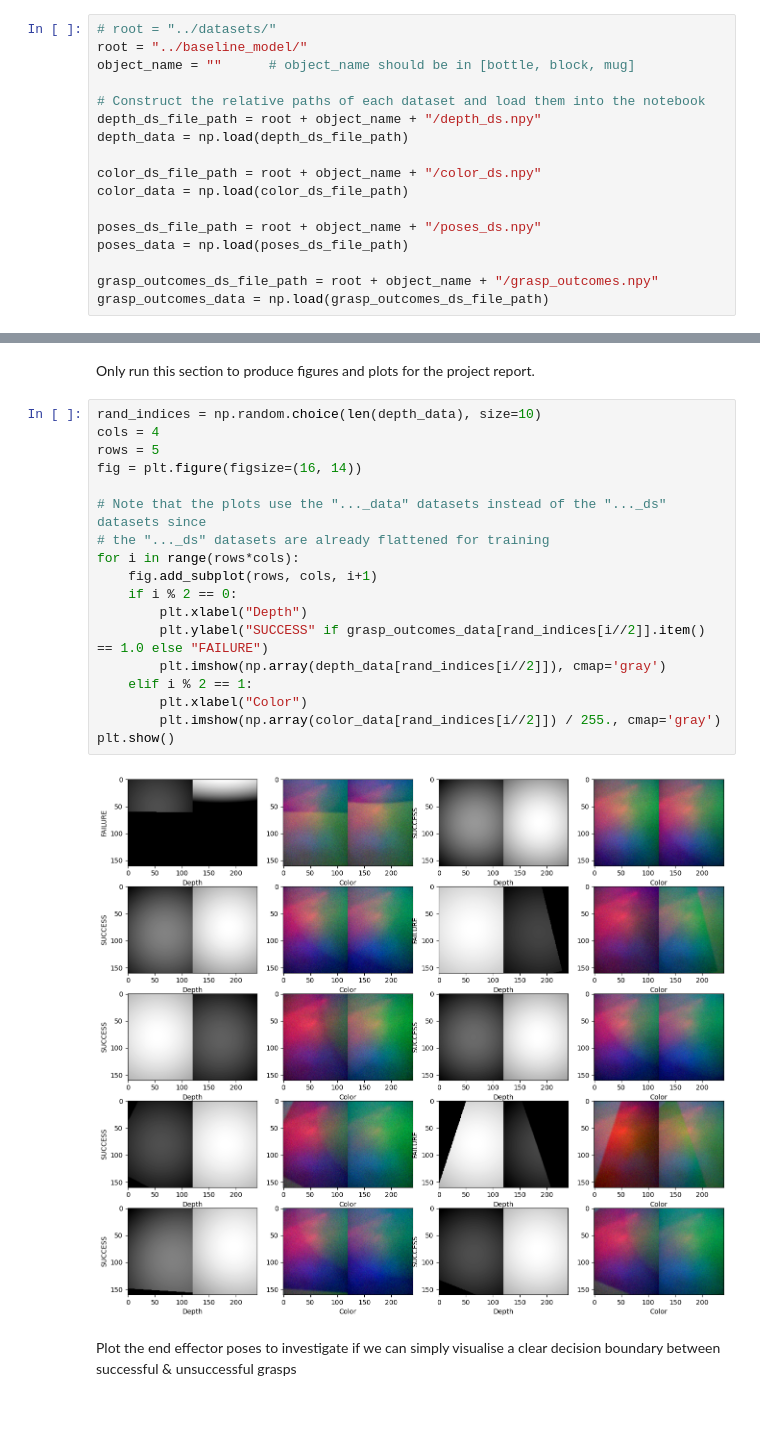
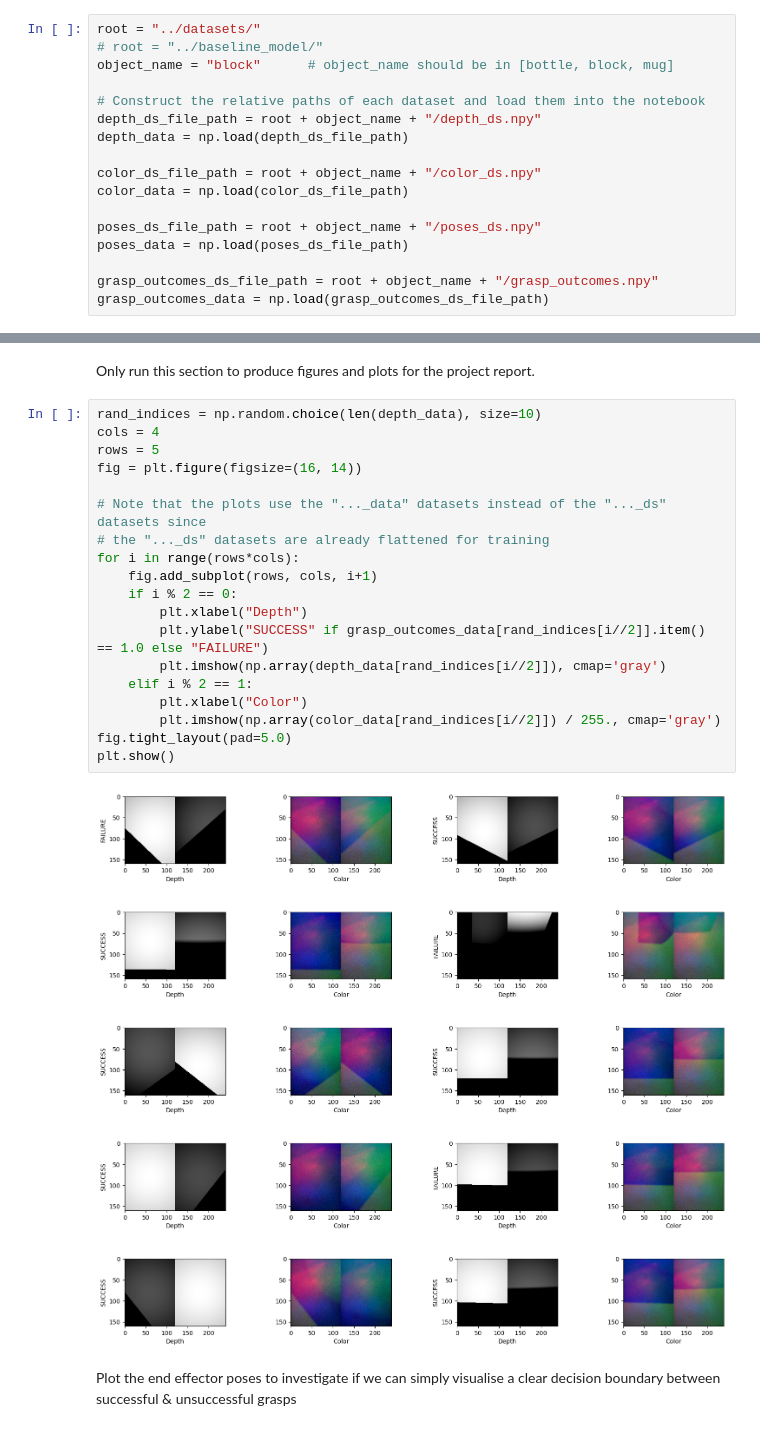
Before and after one commit to jhtkoo0426/UCL-FYP, a Jupyter notebook: src/models/baseline_improved.ipynb, the cells around one changed output, grey strips where cells are left out. Drawn from its saved outputs; the diff is of its cells as text.

```diff
--- a/src/models/baseline_improved.ipynb
+++ b/src/models/baseline_improved.ipynb
@@ -49,9 +49,9 @@ For all object models used in this experiment, each object has 4 datasets which
 - `poses_ds.npy` which stores the randomly-generated 6d hand poses from the simulation
 - `outcomes_ds.npy` which stores the outcomes of each random pose
 # %%
-# root = "../datasets/"
-root = "../baseline_model/"
-object_name = ""      # object_name should be in [bottle, block, mug]
+root = "../datasets/"
+# root = "../baseline_model/"
+object_name = "block"      # object_name should be in [bottle, block, mug]
 
 # Construct the relative paths of each dataset and load them into the notebook
 depth_ds_file_path = root + object_name + "/depth_ds.npy"
@@ -215,23 +213,24 @@ Only run this section to produce figures and plots for the project report.
 # %%
 rand_indices = np.random.choice(len(depth_data), size=10)
 cols = 4
 rows = 5
 fig = plt.figure(figsize=(16, 14))
 
 # Note that the plots use the "..._data" datasets instead of the "..._ds" datasets since
 # the "..._ds" datasets are already flattened for training
 for i in range(rows*cols):
     fig.add_subplot(rows, cols, i+1)
     if i % 2 == 0:
         plt.xlabel("Depth")
         plt.ylabel("SUCCESS" if grasp_outcomes_data[rand_indices[i//2]].item() == 1.0 else "FAILURE")
         plt.imshow(np.array(depth_data[rand_indices[i//2]]), cmap='gray')
     elif i % 2 == 1:
         plt.xlabel("Color")
         plt.imshow(np.array(color_data[rand_indices[i//2]]) / 255., cmap='gray')
+fig.tight_layout(pad=5.0)
 plt.show()
 # %% [output]
-[figure, old version]
+[figure, new version]
 # %% [markdown]
 Plot the end effector poses to investigate if we can simply visualise a clear decision boundary between successful & unsuccessful grasps
 # %%
```
Also changed, not shown: parts of 12 cells of this notebook, 2 other files.
